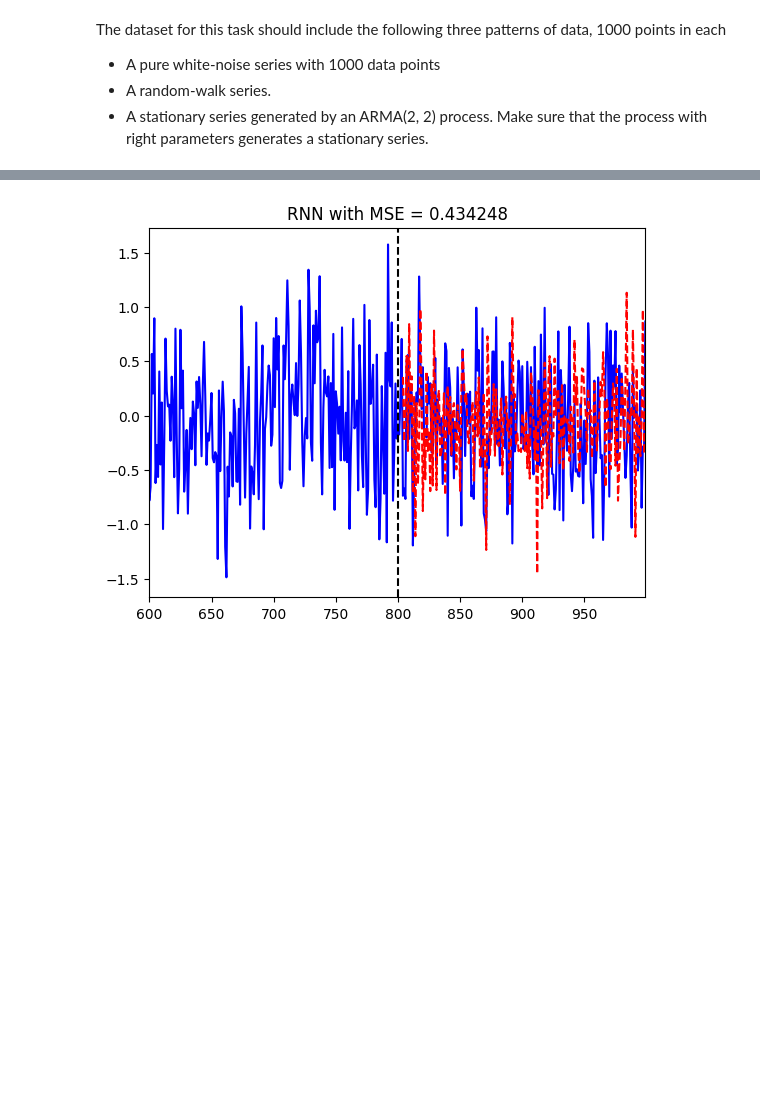
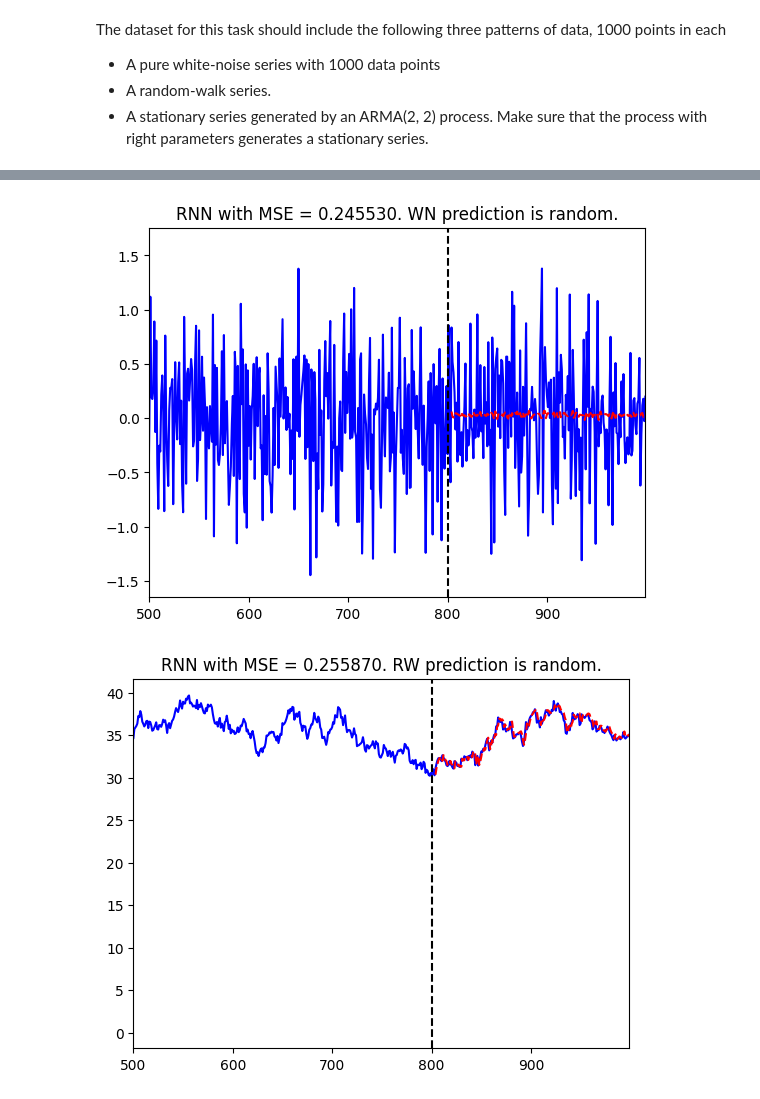
Before and after one commit to BeethovenKodar/IL2233-Project, a Jupyter notebook: 1-task.ipynb, the cells around one changed output, grey strips where cells are left out. Saved outputs shown, nothing was run; the diff lists cells and outputs as text; code cells hidden in the pictures; blank space fills up the shorter version.

```diff
--- a/1-task.ipynb
+++ b/1-task.ipynb
@@ -240,13 +246,24 @@ AR coefficients: [ 0.5 -0.5], MA coefficients: [0.5 0.5]
-# %%
-model = Sequential([
-    SimpleRNN(units=100, input_shape=(4, 1), activation='relu'),
-    Dense(units=100, activation='linear'),
-    Dense(units=100, activation='sigmoid'),
-    Dense(units=100, activation='sigmoid'),
-    Dense(units=1)
-])
-model.compile(optimizer='adam', loss='mse')
-
-predict_and_plot(Series(wnoiseseries), model, 'RNN', SAMPLE_SIZE, 4, 1)
-# %% [output]
-[figure, removed]
+# %%
+model = Sequential([
+    SimpleRNN(units=100, input_shape=(4, 1), activation='tanh'),
+    Dense(units=1)
+])
+model.compile(optimizer='adam', loss='mse')
+
+WN_pred, WN_mse = predictdata(WN_series, model, 4, 1)
+WN_is_random = f'{"" if israndom(WN_pred, 0.05) else "not"}random'
+WN_title = f"RNN with MSE = {format(WN_mse, '.6f')}. WN prediction is {WN_is_random}."
+plotdata(WN_series, WN_pred, WN_title, SAMPLE_SIZE, 4)
+
+RW_pred, RW_mse = predictdata(RW_series, model, 4, 1)
+arma_is_random = f'{"" if israndom(RW_pred, 0.05) else "not"}random'
+RW_title = f"RNN with MSE = {format(RW_mse, '.6f')}. RW prediction is {arma_is_random}."
+plotdata(RW_series, RW_pred, RW_title, SAMPLE_SIZE, 4)
+
+ARMA_pred, ARMA_mse = predictdata(ARMA_series, model, 4, 1)
+arma_is_random = f'{"" if israndom(ARMA_pred, 0.05) else "not"}random'
+arma_title = f"RNN with MSE = {format(ARMA_mse, '.6f')}. ARMA prediction is {arma_is_random}."
+plotdata(ARMA_series, ARMA_pred, arma_title, SAMPLE_SIZE, 4)
+# %% [output]
+[figure, added]
+[figure, added]
```
Also changed, not shown: parts of 9 cells of this notebook.
